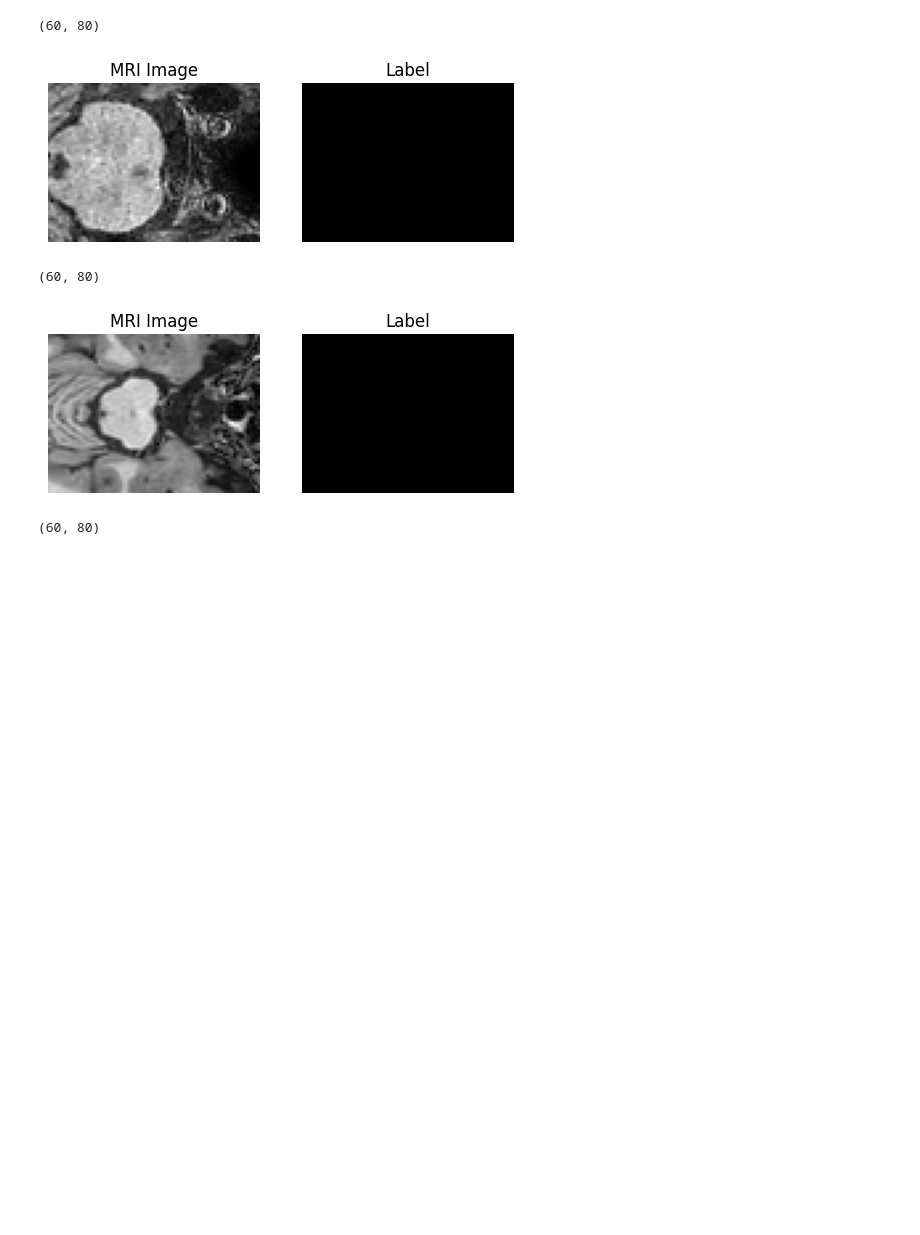
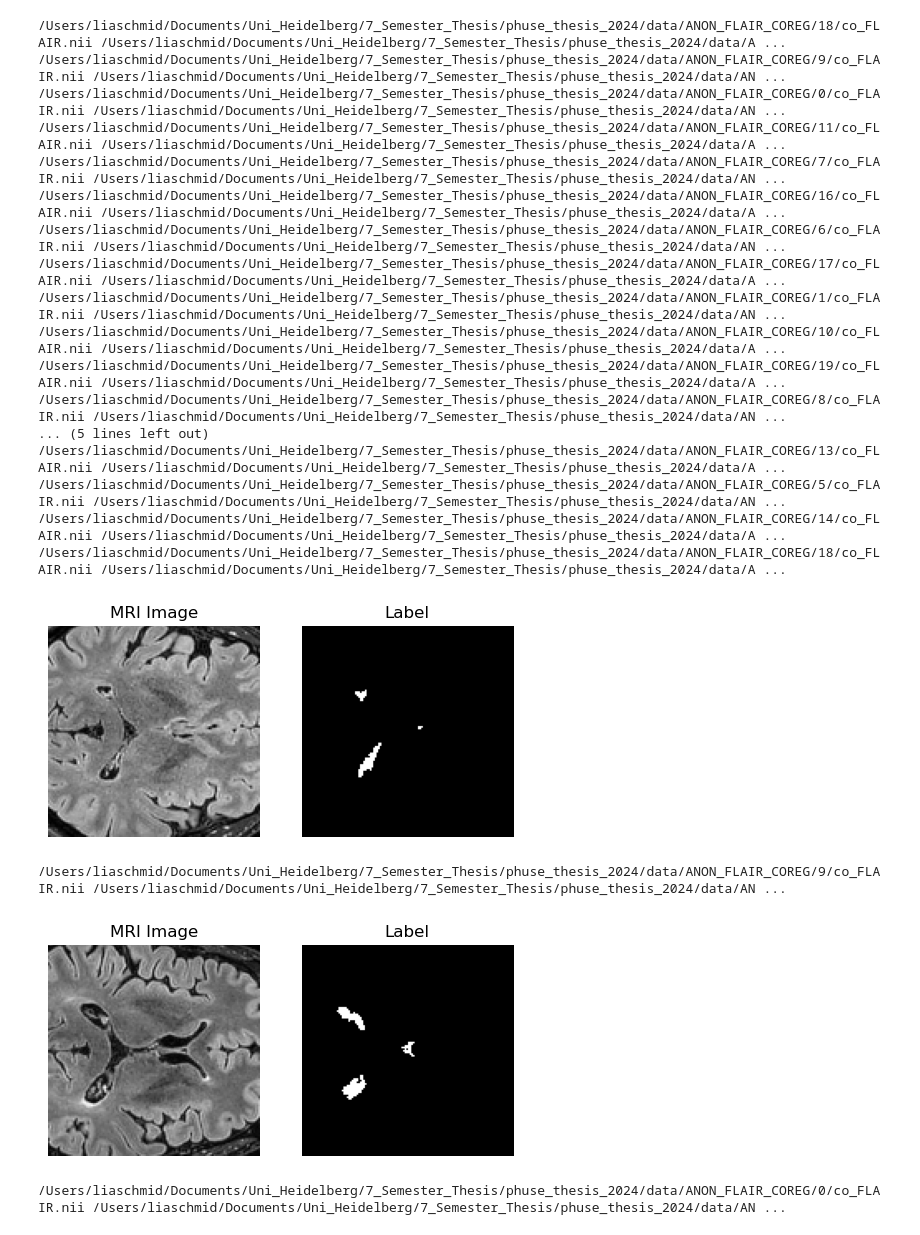
Before and after one commit to laierkasten23/PSU_Mamba, a Jupyter notebook: monai_segmentation/monai_training/Notebooks/crop_mri_to_ventricles.ipynb, the cells around one changed output. Cells and saved outputs as stored; diff of their text form; code cells hidden in the pictures; blank space fills up the shorter version.

```diff
--- a/monai_segmentation/monai_training/Notebooks/crop_mri_to_ventricles.ipynb
+++ b/monai_segmentation/monai_training/Notebooks/crop_mri_to_ventricles.ipynb
@@ -130,10 +140,27 @@ def load_img_and_label_crop_and_display(subject_folder:str, vol_size= [60, 80, 8
     return
 # %%
 subject_folder="/var/data/MONAI_Choroid_Plexus/ANON_DATA_01_labels/"
-load_img_and_label_crop_and_display(subject_folder)
+subject_folder="/Users/liaschmid/Documents/Uni_Heidelberg/7_Semester_Thesis/phuse_thesis_2024/data/ANON_FLAIR_COREG/"
+load_img_and_label_crop_and_display(subject_folder, save_crop=False)
 # %% [output]
-(60, 80)
+/Users/liaschmid/Documents/Uni_Heidelberg/7_Semester_Thesis/phuse_thesis_2024/data/ANON_FLAIR_COREG/18/co_FLAIR.nii /Users/liaschmid/Documents/Uni_Heidelberg/7_Semester_Thesis/phuse_thesis_2024/data/A ...
+/Users/liaschmid/Documents/Uni_Heidelberg/7_Semester_Thesis/phuse_thesis_2024/data/ANON_FLAIR_COREG/9/co_FLAIR.nii /Users/liaschmid/Documents/Uni_Heidelberg/7_Semester_Thesis/phuse_thesis_2024/data/AN ...
+/Users/liaschmid/Documents/Uni_Heidelberg/7_Semester_Thesis/phuse_thesis_2024/data/ANON_FLAIR_COREG/0/co_FLAIR.nii /Users/liaschmid/Documents/Uni_Heidelberg/7_Semester_Thesis/phuse_thesis_2024/data/AN ...
+/Users/liaschmid/Documents/Uni_Heidelberg/7_Semester_Thesis/phuse_thesis_2024/data/ANON_FLAIR_COREG/11/co_FLAIR.nii /Users/liaschmid/Documents/Uni_Heidelberg/7_Semester_Thesis/phuse_thesis_2024/data/A ...
+/Users/liaschmid/Documents/Uni_Heidelberg/7_Semester_Thesis/phuse_thesis_2024/data/ANON_FLAIR_COREG/7/co_FLAIR.nii /Users/liaschmid/Documents/Uni_Heidelberg/7_Semester_Thesis/phuse_thesis_2024/data/AN ...
+/Users/liaschmid/Documents/Uni_Heidelberg/7_Semester_Thesis/phuse_thesis_2024/data/ANON_FLAIR_COREG/16/co_FLAIR.nii /Users/liaschmid/Documents/Uni_Heidelberg/7_Semester_Thesis/phuse_thesis_2024/data/A ...
+/Users/liaschmid/Documents/Uni_Heidelberg/7_Semester_Thesis/phuse_thesis_2024/data/ANON_FLAIR_COREG/6/co_FLAIR.nii /Users/liaschmid/Documents/Uni_Heidelberg/7_Semester_Thesis/phuse_thesis_2024/data/AN ...
+/Users/liaschmid/Documents/Uni_Heidelberg/7_Semester_Thesis/phuse_thesis_2024/data/ANON_FLAIR_COREG/17/co_FLAIR.nii /Users/liaschmid/Documents/Uni_Heidelberg/7_Semester_Thesis/phuse_thesis_2024/data/A ...
+/Users/liaschmid/Documents/Uni_Heidelberg/7_Semester_Thesis/phuse_thesis_2024/data/ANON_FLAIR_COREG/1/co_FLAIR.nii /Users/liaschmid/Documents/Uni_Heidelberg/7_Semester_Thesis/phuse_thesis_2024/data/AN ...
+/Users/liaschmid/Documents/Uni_Heidelberg/7_Semester_Thesis/phuse_thesis_2024/data/ANON_FLAIR_COREG/10/co_FLAIR.nii /Users/liaschmid/Documents/Uni_Heidelberg/7_Semester_Thesis/phuse_thesis_2024/data/A ...
+/Users/liaschmid/Documents/Uni_Heidelberg/7_Semester_Thesis/phuse_thesis_2024/data/ANON_FLAIR_COREG/19/co_FLAIR.nii /Users/liaschmid/Documents/Uni_Heidelberg/7_Semester_Thesis/phuse_thesis_2024/data/A ...
+/Users/liaschmid/Documents/Uni_Heidelberg/7_Semester_Thesis/phuse_thesis_2024/data/ANON_FLAIR_COREG/8/co_FLAIR.nii /Users/liaschmid/Documents/Uni_Heidelberg/7_Semester_Thesis/phuse_thesis_2024/data/AN ...
+... (5 lines left out)
+/Users/liaschmid/Documents/Uni_Heidelberg/7_Semester_Thesis/phuse_thesis_2024/data/ANON_FLAIR_COREG/13/co_FLAIR.nii /Users/liaschmid/Documents/Uni_Heidelberg/7_Semester_Thesis/phuse_thesis_2024/data/A ...
+/Users/liaschmid/Documents/Uni_Heidelberg/7_Semester_Thesis/phuse_thesis_2024/data/ANON_FLAIR_COREG/5/co_FLAIR.nii /Users/liaschmid/Documents/Uni_Heidelberg/7_Semester_Thesis/phuse_thesis_2024/data/AN ...
+/Users/liaschmid/Documents/Uni_Heidelberg/7_Semester_Thesis/phuse_thesis_2024/data/ANON_FLAIR_COREG/14/co_FLAIR.nii /Users/liaschmid/Documents/Uni_Heidelberg/7_Semester_Thesis/phuse_thesis_2024/data/A ...
+/Users/liaschmid/Documents/Uni_Heidelberg/7_Semester_Thesis/phuse_thesis_2024/data/ANON_FLAIR_COREG/18/co_FLAIR.nii /Users/liaschmid/Documents/Uni_Heidelberg/7_Semester_Thesis/phuse_thesis_2024/data/A ...
-[figure, old version]
+[figure, new version]
-(60, 80)
+/Users/liaschmid/Documents/Uni_Heidelberg/7_Semester_Thesis/phuse_thesis_2024/data/ANON_FLAIR_COREG/9/co_FLAIR.nii /Users/liaschmid/Documents/Uni_Heidelberg/7_Semester_Thesis/phuse_thesis_2024/data/AN ...
-[figure, old version]
+[figure, new version]
-(60, 80)
+/Users/liaschmid/Documents/Uni_Heidelberg/7_Semester_Thesis/phuse_thesis_2024/data/ANON_FLAIR_COREG/0/co_FLAIR.nii /Users/liaschmid/Documents/Uni_Heidelberg/7_Semester_Thesis/phuse_thesis_2024/data/AN ...
```
Also changed, not shown: parts of 2 cells of this notebook.
